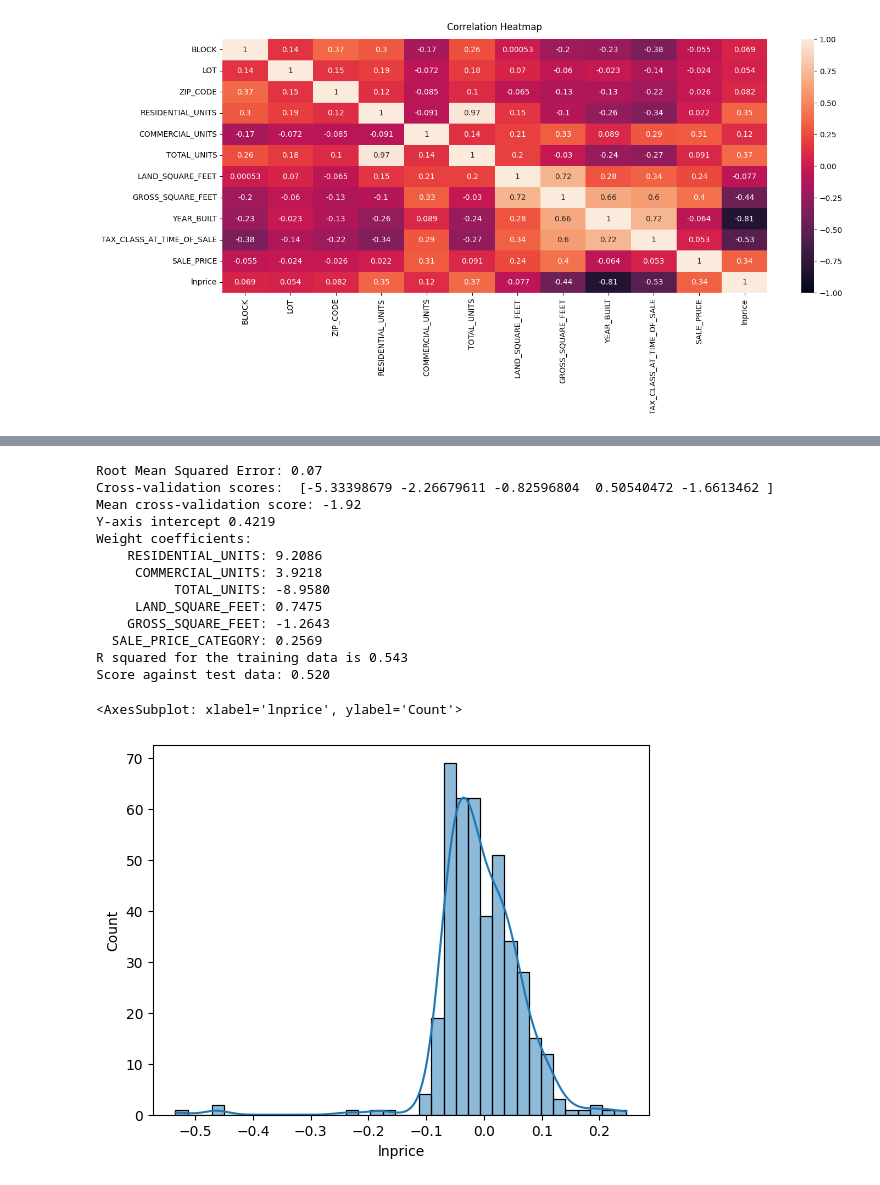
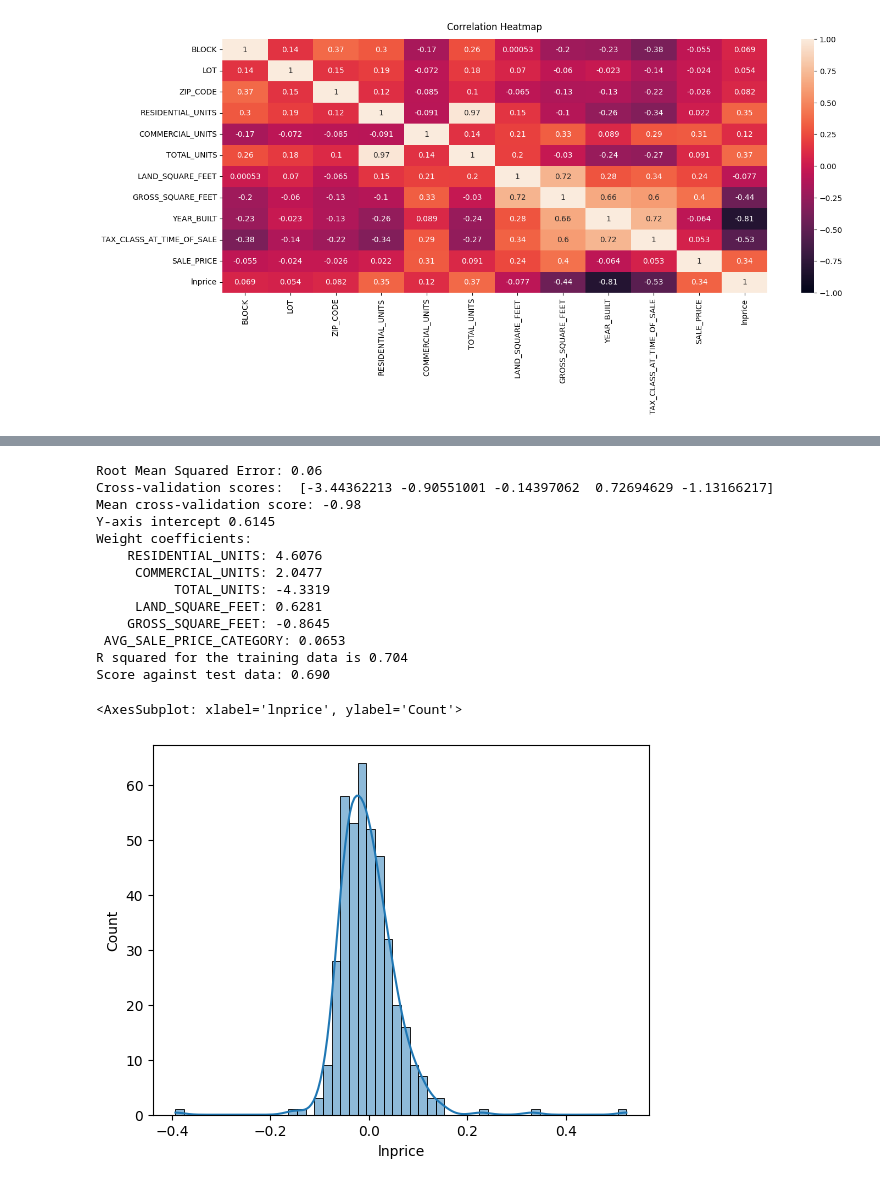
Before and after one commit to ZachLSoftware/BigData_CW, a Jupyter notebook: main_jup.ipynb, the cells around one changed output, grey strips where cells are left out. Cells and saved outputs as stored; diff of their text form; code cells hidden in the pictures.

```diff
--- a/main_jup.ipynb
+++ b/main_jup.ipynb
@@ -55,9 +63,9 @@ def markOutliersPerNieghborhood(df):
     q3 = df['lnprice'].quantile(0.75)
     iqr = q3 - q1
     lower_bound = q1 - 1.5 * iqr
-    upper_bound = q3 + 1.5 * iqr
+    upper_bound = 20#q3 + 1.5 * iqr
     for i, r in df.iterrows():
-        if r['lnprice'] <= lower_bound or r['lnprice'] >= upper_bound:
+        if r['lnprice'] <= lower_bound or r['lnprice'] >= upper_bound: #or r['lnprice']>=0.95:
             t[i] = 1
     df['outlier']=t
     return df
@@ -92,7 +100,7 @@ def step1_clean():
     df[categorical]=df[categorical].replace('', np.NaN)
 
     df[numerical]=df[numerical].apply(pd.to_numeric)
-    df[["LAND_SQUARE_FEET","GROSS_SQUARE_FEET", "SALE_PRICE"]]=df[["LAND_SQUARE_FEET","GROSS_SQUARE_FEET", "SALE_PRICE"]].replace(0, np.NaN)
+    df[["LAND_SQUARE_FEET","GROSS_SQUARE_FEET", "SALE_PRICE", "YEAR_BUILT"]]=df[["LAND_SQUARE_FEET","GROSS_SQUARE_FEET", "SALE_PRICE", "YEAR_BUILT"]].replace(0, np.NaN)
 
 
     df.drop(columns=['BOROUGH', 'EASE-MENT', 'APARTMENT_NUMBER'], inplace=True)
@@ -118,7 +126,7 @@ def normalize(df,num_cols):
 # %%
 df = step1_clean()
 df.reset_index(drop=True,inplace=True)
-numerical=['RESIDENTIAL_UNITS','COMMERCIAL_UNITS','TOTAL_UNITS','LAND_SQUARE_FEET','GROSS_SQUARE_FEET','lnprice']
+numerical=['RESIDENTIAL_UNITS','COMMERCIAL_UNITS','TOTAL_UNITS','LAND_SQUARE_FEET','GROSS_SQUARE_FEET','SALE_PRICE','lnprice']
 categorical=['NEIGHBORHOOD', 'BUILDING_CLASS_CATEGORY', 'TAX_CLASS_AT_PRESENT', 'BLOCK','LOT', 'BUILDING_CLASS_AT_PRESENT', 'ADDRESS','ZIP_CODE','YEAR_BUILT','TAX_CLASS_AT_TIME_OF_SALE', 'BUILDING_CLASS_AT_TIME_OF_SALE', 'SALE_DATE']
 
 print(df.shape)
@@ -199,7 +207,8 @@ def regressionFitNumerical(df, column):
     print("P values:\n", model.pvalues)
     print("R-Squared", model.rsquared)
 # %%
-#numerical.remove("SALE_PRICE")
+numerical.remove("SALE_PRICE_CATEGORY")
+numerical.append("AVG_SALE_PRICE_CATEGORY")
 for col in numerical:
     if col=="lnprice":
         continue
@@ -293,29 +319,7 @@ R-Squared 0.11767873020887631
 # %%
 
-# select_features=['RESIDENTIAL_UNITS', 'COMMERCIAL_UNITS', 'TOTAL_UNITS',
-#         'GROSS_SQUARE_FEET', 'NEIGHBORHOOD']
-# # Select predictors
-# X = dfnorm[select_features]
-
-# # Encode categorical variables using one-hot encoding
-# X = pd.get_dummies(X)
-
-# # Target variable
-# Y = dfnorm['lnprice']
-# trainX, testX, trainY, testY = train_test_split(X, Y, test_size=0.2)
-# lm = linear_model.LinearRegression()
-# lm.fit(trainX, trainY)
-# print("Y-axis intercept {:6.4f}".format(lm.intercept_))
-# print("Weight coefficients:")
-# for feat, coef in zip(select_features, lm.coef_):
-#     print(" {:>20}: {:6.4f}".format(feat, coef))
-# # The value of R^2
-# print("R squared for the training data is {:4.3f}".format(lm.score(trainX,
-# trainY)))
-# print("Score against test data: {:4.3f}".format(lm.score(testX, testY)))
-
 select_features=['RESIDENTIAL_UNITS', 'COMMERCIAL_UNITS', 'TOTAL_UNITS', 'LAND_SQUARE_FEET',
-        'GROSS_SQUARE_FEET', 'SALE_PRICE_CATEGORY']
+        'GROSS_SQUARE_FEET', 'AVG_SALE_PRICE_CATEGORY']
 # Select predictors
 X = dfnorm[select_features]
 
@@ -331,46 +335,46 @@ X_train, X_test, y_train, y_test = train_test_split(X, y, test_size=0.2, random_
 # Fit the model
 model = linear_model.LinearRegression()
 model.fit(X_train, y_train)
 
 # Evaluate the model on the test set
 y_pred = model.predict(X_test)
 mse = mean_squared_error(y_test, y_pred)
 rmse = np.sqrt(mse)
 print("Root Mean Squared Error: {:.2f}".format(rmse))
 
 # Evaluate the model using cross-validation
 cv_scores = cross_val_score(model, X, y, cv=5)
 print("Cross-validation scores: ", cv_scores)
 print("Mean cross-validation score: {:.2f}".format(np.mean(cv_scores)))
 
 print("Y-axis intercept {:6.4f}".format(model.intercept_))
 print("Weight coefficients:")
 for feat, coef in zip(select_features, model.coef_):
     print(" {:>20}: {:6.4f}".format(feat, coef))
 # The value of R^2
 print("R squared for the training data is {:4.3f}".format(model.score(X_train,
 y_train)))
 print("Score against test data: {:4.3f}".format(model.score(X_test, y_test)))
 
 # Plot histogram of residuals
 residuals = y_test - y_pred
 sns.histplot(residuals, kde=True)
 # %% [output]
-Root Mean Squared Error: 0.07
-Cross-validation scores:  [-5.33398679 -2.26679611 -0.82596804  0.50540472 -1.6613462 ]
-Mean cross-validation score: -1.92
-Y-axis intercept 0.4219
+Root Mean Squared Error: 0.06
+Cross-validation scores:  [-3.44362213 -0.90551001 -0.14397062  0.72694629 -1.13166217]
+Mean cross-validation score: -0.98
+Y-axis intercept 0.6145
 Weight coefficients:
-    RESIDENTIAL_UNITS: 9.2086
-     COMMERCIAL_UNITS: 3.9218
-          TOTAL_UNITS: -8.9580
-     LAND_SQUARE_FEET: 0.7475
-    GROSS_SQUARE_FEET: -1.2643
-  SALE_PRICE_CATEGORY: 0.2569
-R squared for the training data is 0.543
-Score against test data: 0.520
+    RESIDENTIAL_UNITS: 4.6076
+     COMMERCIAL_UNITS: 2.0477
+          TOTAL_UNITS: -4.3319
+     LAND_SQUARE_FEET: 0.6281
+    GROSS_SQUARE_FEET: -0.8645
+ AVG_SALE_PRICE_CATEGORY: 0.0653
+R squared for the training data is 0.704
+Score against test data: 0.690
 <AxesSubplot: xlabel='lnprice', ylabel='Count'>
-[figure, old version]
+[figure, new version]
 # %%
 def mse(df, pred, obs):
     n = df.shape[0]
```
Also changed, not shown: parts of 11 cells of this notebook, 3 other files.
